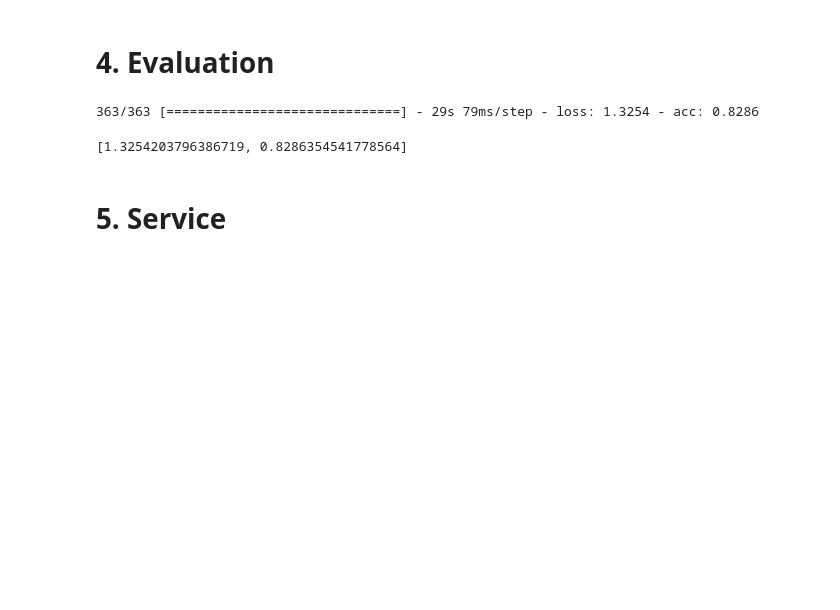
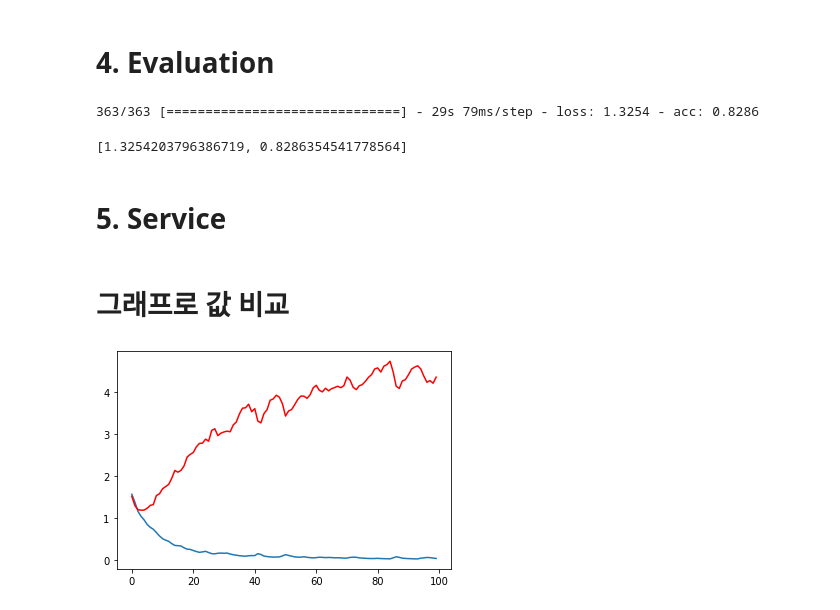
Before and after one commit to SolbiChoi/TeamProject, a Jupyter notebook: DeepLearning/TeamProject_DL.ipynb, the cells around one changed output. Saved outputs shown, nothing was run; the diff lists cells and outputs as text; code cells hidden in the pictures; blank space fills up the shorter version.

```diff
--- a/DeepLearning/TeamProject_DL.ipynb
+++ b/DeepLearning/TeamProject_DL.ipynb
@@ -2,6 +2,6 @@
 # 1. 데이터 가져오기
 # %%
 import pandas as pd
-total_data = pd.read_excel('..//Scraping/files/tech_scraping.xlsx')
+total_data = pd.read_excel('../scraping/file/tech_scraping.xlsx')
 total_data.head(10)
 # %% [output]
@@ -344,0 +355,8 @@ model.save('./files/DL_culture.h5')
+# %% [markdown]
+# 그래프로 값 비교
+# %%
+plt.plot(hist.history['loss'])
+plt.plot(hist.history['val_loss'],'-r')
+plt.show()
+# %% [output]
+[figure, added]
```
Also changed, not shown: parts of 3 cells of this notebook.
